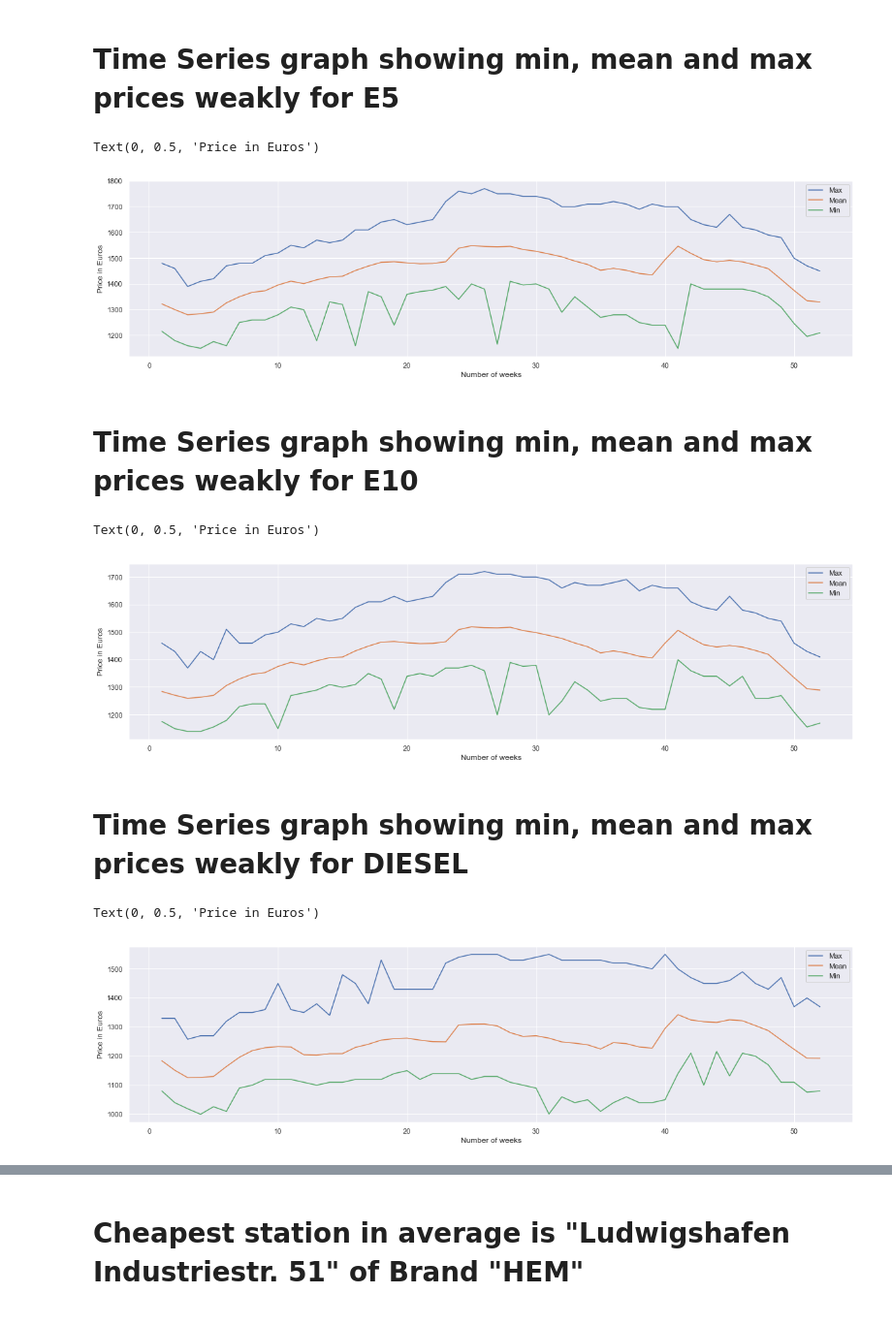
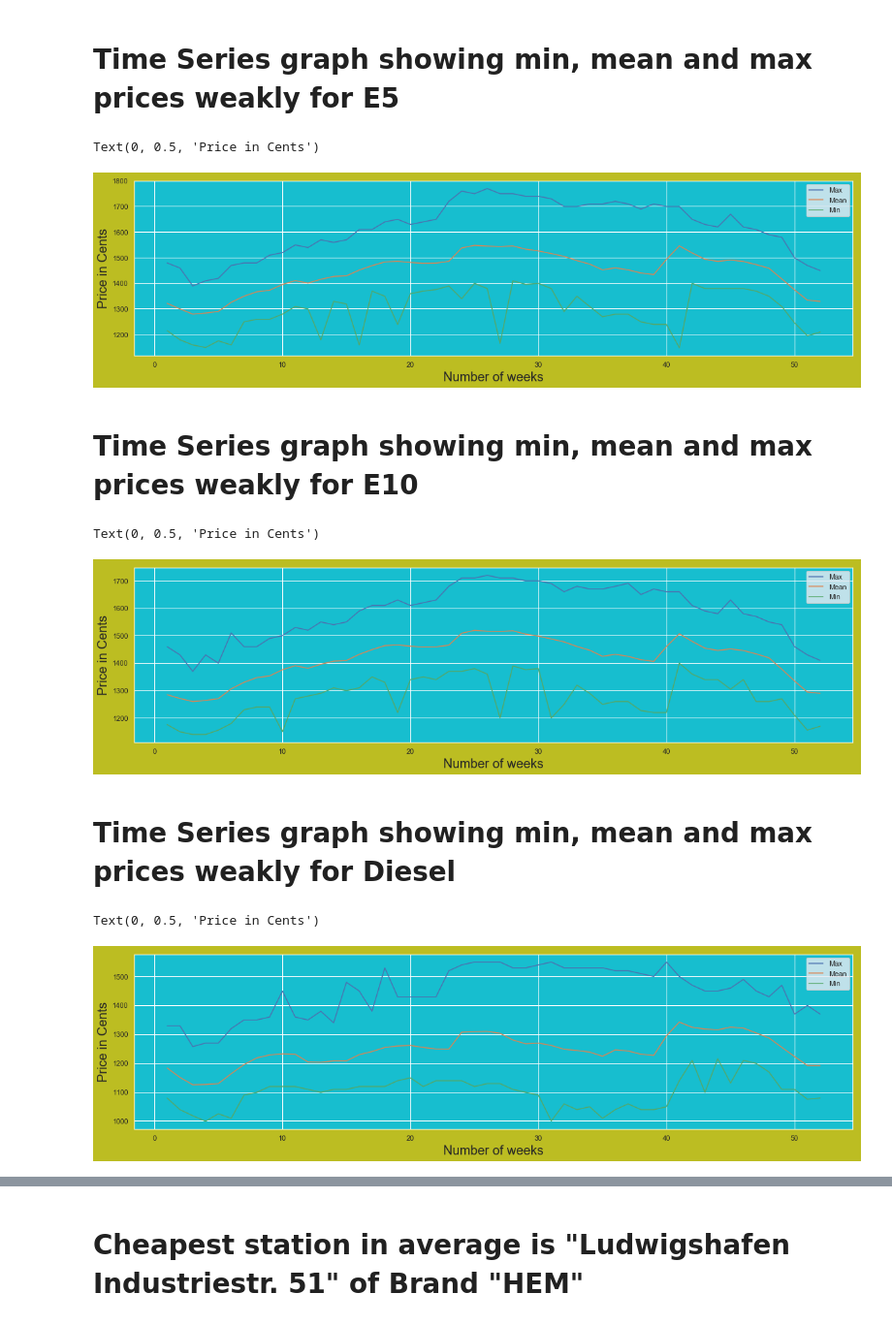
Before and after one commit to ds2019tukl/DS-2019-rohit-mohite, a Jupyter notebook: Exercise_1.ipynb, the cells around one changed output, grey strips where cells are left out. Shown at 97% size. Drawn from its saved outputs; the diff is of its cells as text; code cells hidden in the pictures.

```diff
--- a/Exercise_1.ipynb
+++ b/Exercise_1.ipynb
@@ -375,0 +228,8 @@ df_brands1.head()
+# %%
+# calculating difference between min and max date for each BRAND
+min_date=brand_min_date['DATE_CHANGED']
+max_date=brand_max_date['DATE_CHANGED']
+no_days=max_date-min_date
+days=no_days.apply(lambda x: x.days)
+# %%
+df_merge['Days Count'] = days
@@ -376,9 +280,9 @@ df_brands1.head()
 # %% [markdown]
 # 1. How many different brands exist in the data set and what is the existing history in days (bar chart)?
 # %%
-sns.set(rc={'figure.figsize':(201,8)})
-q1=sns.barplot(x="BRAND",y="DATE_CHANGED",data=brand_start_date)
-plt.xticks(rotation=90)
+sns.set(rc={'figure.figsize':(8,14)})
+q1=sns.barplot(x="Days Count",y="BRAND",data=brand_min_date)
+plt.yticks(rotation=360)
 # %% [output]
 (array([ 0,  1,  2,  3,  4,  5,  6,  7,  8,  9, 10, 11, 12, 13, 14, 15, 16,
         17, 18, 19, 20, 21, 22, 23, 24, 25, 26, 27, 28, 29, 30, 31, 32, 33,
@@ -407,2 +311,4 @@ d1=dff
+# %%
+df_outliers=df_merge
 # %%
 # function to remove the outliers
@@ -418,40 +324,48 @@ drop_outliers('DIESEL')
 # %% [markdown]
 # Time Series graph showing min, mean and max prices weakly for E5
 # %%
-plt.figure(figsize=(20,5))
-max_plot_e5 = d1.groupby(d1.DATE_CHANGED.dt.week).E5.max().plot(label='Max')
-mean_plot_e5 = d1.groupby(d1.DATE_CHANGED.dt.week).E5.mean().plot(label='Mean')
-min_plot_e5 = d1.groupby(d1.DATE_CHANGED.dt.week).E5.min().plot(label='Min')
+plt.figure(figsize=(20,5), facecolor = "#bcbd22")
+#plt.style.use('dark_background')
+ax=plt.axes()
+ax.set_facecolor("#17becf")
+plt.plot(lw=20,linestyle='--')
+max_plot_e5 = df_outliers.groupby(df_outliers.DATE_CHANGED.dt.week).E5.max().plot(label='Max')
+mean_plot_e5 = df_outliers.groupby(df_outliers.DATE_CHANGED.dt.week).E5.mean().plot(label='Mean')
+min_plot_e5 = df_outliers.groupby(df_outliers.DATE_CHANGED.dt.week).E5.min().plot(label='Min')
 plt.legend(loc='upper right')
-plt.xlabel('Number of weeks')
-plt.ylabel('Price in Euros')
+plt.xlabel('Number of weeks', fontsize=20)
+plt.ylabel('Price in Cents', fontsize=20)
 # %% [output]
-Text(0, 0.5, 'Price in Euros')
+Text(0, 0.5, 'Price in Cents')
-[figure, old version]
+[figure, new version]
 # %% [markdown]
 # Time Series graph showing min, mean and max prices weakly for E10
 # %%
-plt.figure(figsize=(20,5))
-max_plot_e10 = d1.groupby(d1.DATE_CHANGED.dt.week).E10.max().plot(label='Max')
-mean_plot_e10 = d1.groupby(d1.DATE_CHANGED.dt.week).E10.mean().plot(label='Mean')
-min_plot_e10 = d1.groupby(d1.DATE_CHANGED.dt.week).E10.min().plot(label='Min')
+plt.figure(figsize=(20,5), facecolor = "#bcbd22")
+ax=plt.axes()
+ax.set_facecolor("#17becf")
+max_plot_e10 = df_outliers.groupby(df_outliers.DATE_CHANGED.dt.week).E10.max().plot(label='Max')
+mean_plot_e10 = df_outliers.groupby(df_outliers.DATE_CHANGED.dt.week).E10.mean().plot(label='Mean')
+min_plot_e10 = df_outliers.groupby(df_outliers.DATE_CHANGED.dt.week).E10.min().plot(label='Min')
 plt.legend(loc='upper right')
-plt.xlabel('Number of weeks')
-plt.ylabel('Price in Euros')
+plt.xlabel('Number of weeks', fontsize=20)
+plt.ylabel('Price in Cents', fontsize=20)
 # %% [output]
-Text(0, 0.5, 'Price in Euros')
+Text(0, 0.5, 'Price in Cents')
-[figure, old version]
+[figure, new version]
 # %% [markdown]
-# Time Series graph showing min, mean and max prices weakly for DIESEL
+# Time Series graph showing min, mean and max prices weakly for Diesel
 # %%
-plt.figure(figsize=(20,5))
-max_plot_D = d1.groupby(d1.DATE_CHANGED.dt.week).DIESEL.max().plot(label='Max')
-mean_plot_D = d1.groupby(d1.DATE_CHANGED.dt.week).DIESEL.mean().plot(label='Mean')
-min_plot_D = d1.groupby(d1.DATE_CHANGED.dt.week).DIESEL.min().plot(label='Min')
+plt.figure(figsize=(20,5), facecolor = "#bcbd22")
+ax=plt.axes()
+ax.set_facecolor("#17becf")
+max_plot_e10 = df_outliers.groupby(df_outliers.DATE_CHANGED.dt.week).DIESEL.max().plot(label='Max')
+mean_plot_e10 = df_outliers.groupby(df_outliers.DATE_CHANGED.dt.week).DIESEL.mean().plot(label='Mean')
+min_plot_e10 = df_outliers.groupby(df_outliers.DATE_CHANGED.dt.week).DIESEL.min().plot(label='Min')
 plt.legend(loc='upper right')
-plt.xlabel('Number of weeks')
-plt.ylabel('Price in Euros')
+plt.xlabel('Number of weeks', fontsize=20)
+plt.ylabel('Price in Cents', fontsize=20)
 # %% [output]
-Text(0, 0.5, 'Price in Euros')
+Text(0, 0.5, 'Price in Cents')
-[figure, old version]
+[figure, new version]
 # %% [markdown]
```
Also changed, not shown: parts of 191 cells of this notebook.
